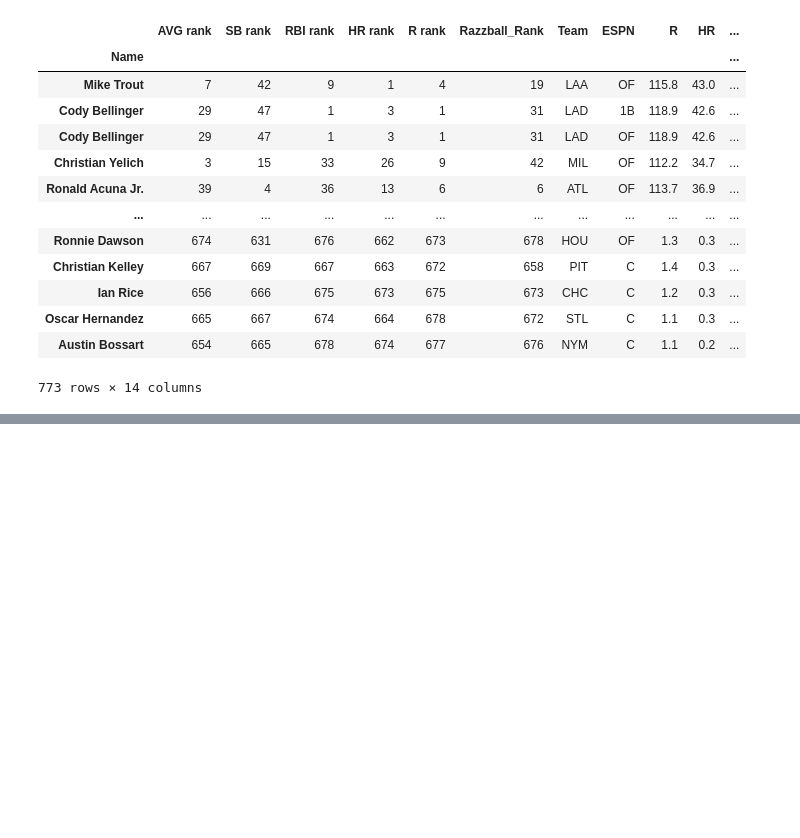
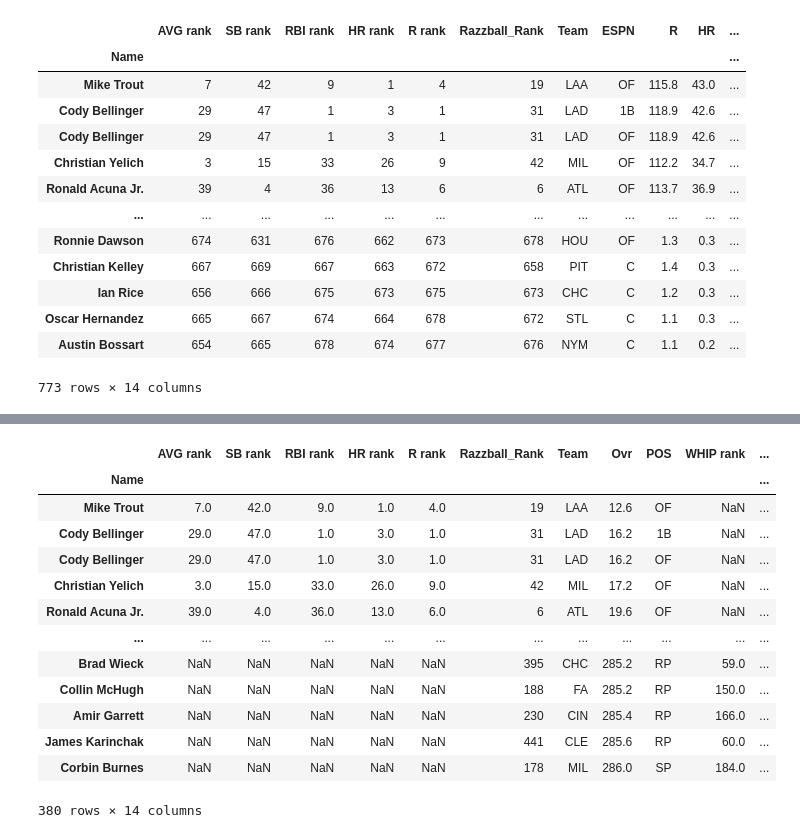
Before and after one commit to samozm/rotissarie_baseball, a Jupyter notebook: Baseball_Drafter.ipynb, the cells around one changed output, grey strips where cells are left out. Drawn from its saved outputs; the diff is of its cells as text; code cells hidden in the pictures; blank space fills up the shorter version.

```diff
--- a/Baseball_Drafter.ipynb
+++ b/Baseball_Drafter.ipynb
@@ -292,0 +373,20 @@ SyntaxError: unexpected EOF while parsing (<ipython-input-9-1f54a4748377>, line
+# %%
+all_players = get_hitters().set_index('Name').nsmallest(200,'Ovr').append(get_pitchers().set_index('Name').nsmallest(180,'Ovr'))
+all_players.sort_values(by=['Ovr'], inplace=True)
+all_players.drop(['AVG','R','RBI','HR','SB','WHIP','ERA','W','SV','K'], axis=1, inplace=True)
+all_players
+# %% [output]
+|  | AVG rank | SB rank | RBI rank | HR rank | R rank | Razzball_Rank | Team | Ovr | POS | WHIP rank | ... |
+| Name |  |  |  |  |  |  |  |  |  |  | ... |
+| Mike Trout | 7.0 | 42.0 | 9.0 | 1.0 | 4.0 | 19 | LAA | 12.6 | OF | NaN | ... |
+| Cody Bellinger | 29.0 | 47.0 | 1.0 | 3.0 | 1.0 | 31 | LAD | 16.2 | 1B | NaN | ... |
+| Cody Bellinger | 29.0 | 47.0 | 1.0 | 3.0 | 1.0 | 31 | LAD | 16.2 | OF | NaN | ... |
+| Christian Yelich | 3.0 | 15.0 | 33.0 | 26.0 | 9.0 | 42 | MIL | 17.2 | OF | NaN | ... |
+| Ronald Acuna Jr. | 39.0 | 4.0 | 36.0 | 13.0 | 6.0 | 6 | ATL | 19.6 | OF | NaN | ... |
+| ... | ... | ... | ... | ... | ... | ... | ... | ... | ... | ... | ... |
+| Brad Wieck | NaN | NaN | NaN | NaN | NaN | 395 | CHC | 285.2 | RP | 59.0 | ... |
+| Collin McHugh | NaN | NaN | NaN | NaN | NaN | 188 | FA | 285.2 | RP | 150.0 | ... |
+| Amir Garrett | NaN | NaN | NaN | NaN | NaN | 230 | CIN | 285.4 | RP | 166.0 | ... |
+| James Karinchak | NaN | NaN | NaN | NaN | NaN | 441 | CLE | 285.6 | RP | 60.0 | ... |
+| Corbin Burnes | NaN | NaN | NaN | NaN | NaN | 178 | MIL | 286.0 | SP | 184.0 | ... |
+380 rows × 14 columns
```
Also changed, not shown: parts of 5 cells of this notebook.
